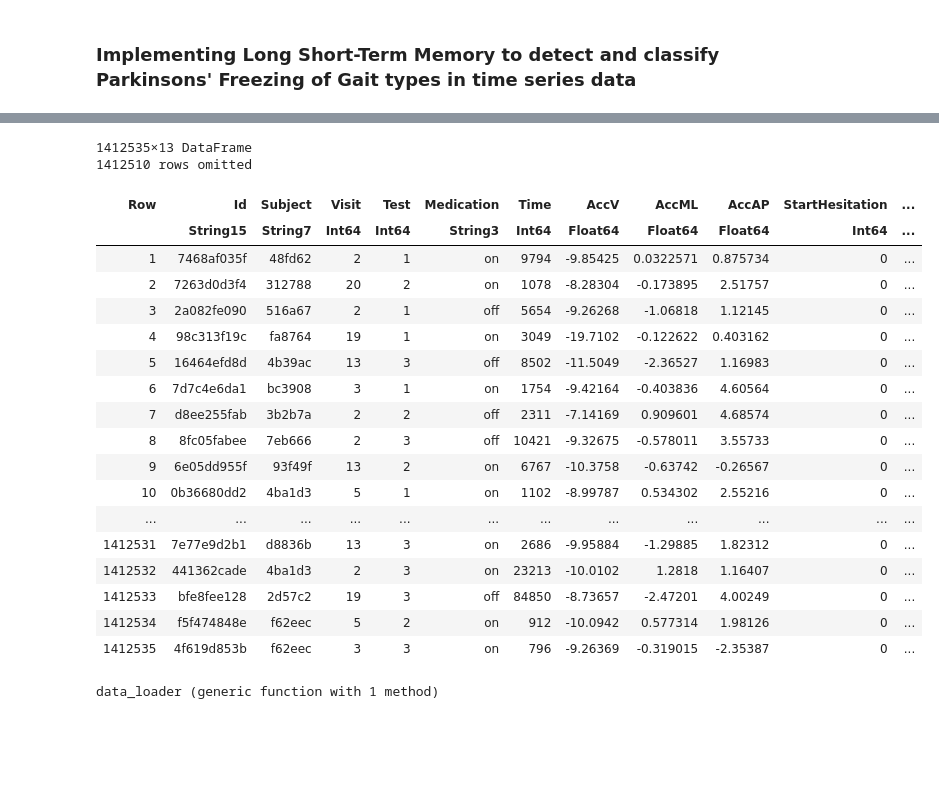
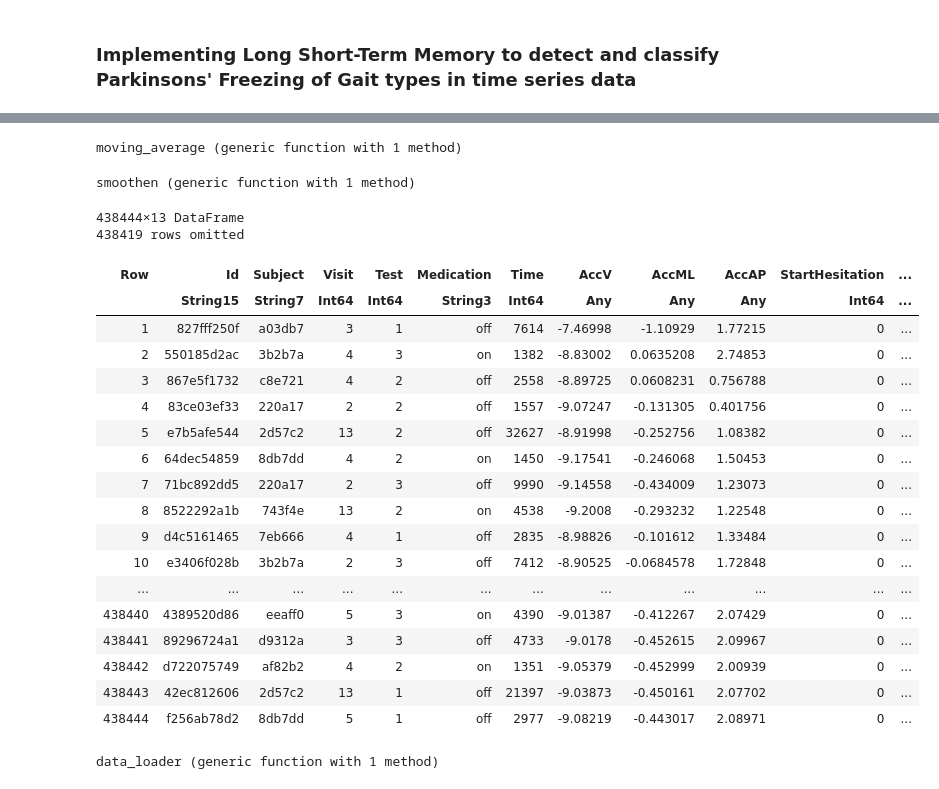
Before and after one commit to szakacsl/parkinson_fog, a Jupyter notebook: lstm.ipynb, the cells around one changed output, grey strips where cells are left out. Drawn from its saved outputs; the diff is of its cells as text; code cells hidden in the pictures; blank space fills up the shorter version.

Commit message:
added moving average & calculating accuracy on the test file

```diff
--- a/lstm.ipynb
+++ b/lstm.ipynb
@@ -28,25 +29,58 @@ using MLDataUtils
+# %%
+# smoothing a vector's values by applying moving average
+function moving_average(data; window_size = 100)
+    ma = []
+
+    for i = 1 : size(data, 1)
+        if i < window_size
+            append!(ma, [sum(data[1:i]) / i])
+        else
+            append!(ma, [sum(data[i-window_size+1:i]) / window_size])
+        end
+    end
+
+    ma
+end
+# %% [output]
+moving_average (generic function with 1 method)
+# %%
+function smoothen(dataframe)
+    window_size = 40
+
+    df_copy = deepcopy(dataframe)
+
+    df_copy[!, "AccV"]  = moving_average(dataframe[!, "AccV"], window_size=window_size)
+    df_copy[!, "AccML"] = moving_average(dataframe[!, "AccML"], window_size=window_size)
+    df_copy[!, "AccAP"] = moving_average(dataframe[!, "AccAP"], window_size=window_size)
+
+    df_copy
+end
+# %% [output]
+smoothen (generic function with 1 method)
 # %%
-parkinson_train = CSV.read("./train_data.csv", DataFrame)
-parkinson_validation = CSV.read("./validation_data.csv", DataFrame)
-parkinson_test = CSV.read("./test_data.csv", DataFrame)
+parkinson_train_raw = CSV.read("./train_data.csv", DataFrame)
+parkinson_validation_raw = CSV.read("./validation_data.csv", DataFrame)
+
+parkinson_train = smoothen(parkinson_train_raw)
+parkinson_validation = smoothen(parkinson_train_raw)
 # %% [output]
-1412535×13 DataFrame
-1412510 rows omitted
+438444×13 DataFrame
+438419 rows omitted
 | Row | Id | Subject | Visit | Test | Medication | Time | AccV | AccML | AccAP | StartHesitation | ... |
-|  | String15 | String7 | Int64 | Int64 | String3 | Int64 | Float64 | Float64 | Float64 | Int64 | ... |
-| 1 | 7468af035f | 48fd62 | 2 | 1 | on | 9794 | -9.85425 | 0.0322571 | 0.875734 | 0 | ... |
-| 2 | 7263d0d3f4 | 312788 | 20 | 2 | on | 1078 | -8.28304 | -0.173895 | 2.51757 | 0 | ... |
-| 3 | 2a082fe090 | 516a67 | 2 | 1 | off | 5654 | -9.26268 | -1.06818 | 1.12145 | 0 | ... |
-| 4 | 98c313f19c | fa8764 | 19 | 1 | on | 3049 | -19.7102 | -0.122622 | 0.403162 | 0 | ... |
-| 5 | 16464efd8d | 4b39ac | 13 | 3 | off | 8502 | -11.5049 | -2.36527 | 1.16983 | 0 | ... |
-| 6 | 7d7c4e6da1 | bc3908 | 3 | 1 | on | 1754 | -9.42164 | -0.403836 | 4.60564 | 0 | ... |
-| 7 | d8ee255fab | 3b2b7a | 2 | 2 | off | 2311 | -7.14169 | 0.909601 | 4.68574 | 0 | ... |
-| 8 | 8fc05fabee | 7eb666 | 2 | 3 | off | 10421 | -9.32675 | -0.578011 | 3.55733 | 0 | ... |
-| 9 | 6e05dd955f | 93f49f | 13 | 2 | on | 6767 | -10.3758 | -0.63742 | -0.26567 | 0 | ... |
-| 10 | 0b36680dd2 | 4ba1d3 | 5 | 1 | on | 1102 | -8.99787 | 0.534302 | 2.55216 | 0 | ... |
+|  | String15 | String7 | Int64 | Int64 | String3 | Int64 | Any | Any | Any | Int64 | ... |
+| 1 | 827fff250f | a03db7 | 3 | 1 | off | 7614 | -7.46998 | -1.10929 | 1.77215 | 0 | ... |
+| 2 | 550185d2ac | 3b2b7a | 4 | 3 | on | 1382 | -8.83002 | 0.0635208 | 2.74853 | 0 | ... |
+| 3 | 867e5f1732 | c8e721 | 4 | 2 | off | 2558 | -8.89725 | 0.0608231 | 0.756788 | 0 | ... |
+| 4 | 83ce03ef33 | 220a17 | 2 | 2 | off | 1557 | -9.07247 | -0.131305 | 0.401756 | 0 | ... |
+| 5 | e7b5afe544 | 2d57c2 | 13 | 2 | off | 32627 | -8.91998 | -0.252756 | 1.08382 | 0 | ... |
+| 6 | 64dec54859 | 8db7dd | 4 | 2 | on | 1450 | -9.17541 | -0.246068 | 1.50453 | 0 | ... |
+| 7 | 71bc892dd5 | 220a17 | 2 | 3 | off | 9990 | -9.14558 | -0.434009 | 1.23073 | 0 | ... |
+| 8 | 8522292a1b | 743f4e | 13 | 2 | on | 4538 | -9.2008 | -0.293232 | 1.22548 | 0 | ... |
+| 9 | d4c5161465 | 7eb666 | 4 | 1 | off | 2835 | -8.98826 | -0.101612 | 1.33484 | 0 | ... |
+| 10 | e3406f028b | 3b2b7a | 2 | 3 | off | 7412 | -8.90525 | -0.0684578 | 1.72848 | 0 | ... |
 | ... | ... | ... | ... | ... | ... | ... | ... | ... | ... | ... | ... |
-| 1412531 | 7e77e9d2b1 | d8836b | 13 | 3 | on | 2686 | -9.95884 | -1.29885 | 1.82312 | 0 | ... |
-| 1412532 | 441362cade | 4ba1d3 | 2 | 3 | on | 23213 | -10.0102 | 1.2818 | 1.16407 | 0 | ... |
-| 1412533 | bfe8fee128 | 2d57c2 | 19 | 3 | off | 84850 | -8.73657 | -2.47201 | 4.00249 | 0 | ... |
-| 1412534 | f5f474848e | f62eec | 5 | 2 | on | 912 | -10.0942 | 0.577314 | 1.98126 | 0 | ... |
-| 1412535 | 4f619d853b | f62eec | 3 | 3 | on | 796 | -9.26369 | -0.319015 | -2.35387 | 0 | ... |
+| 438440 | 4389520d86 | eeaff0 | 5 | 3 | on | 4390 | -9.01387 | -0.412267 | 2.07429 | 0 | ... |
+| 438441 | 89296724a1 | d9312a | 3 | 3 | off | 4733 | -9.0178 | -0.452615 | 2.09967 | 0 | ... |
+| 438442 | d722075749 | af82b2 | 4 | 2 | on | 1351 | -9.05379 | -0.452999 | 2.00939 | 0 | ... |
+| 438443 | 42ec812606 | 2d57c2 | 13 | 1 | off | 21397 | -9.03873 | -0.450161 | 2.07702 | 0 | ... |
+| 438444 | f256ab78d2 | 8db7dd | 5 | 1 | off | 2977 | -9.08219 | -0.443017 | 2.08971 | 0 | ... |
```
Also changed, not shown: parts of 12 cells of this notebook, 4 other files.
